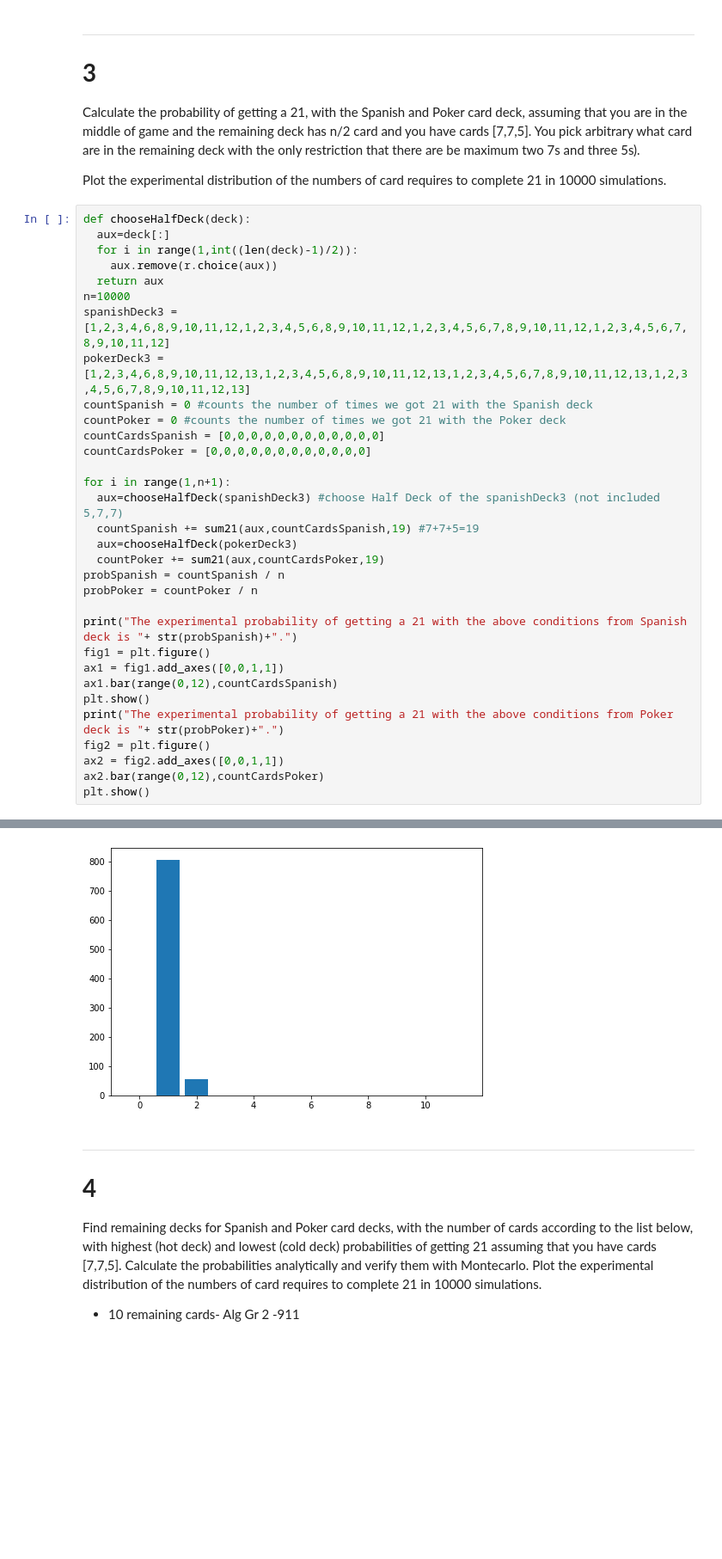
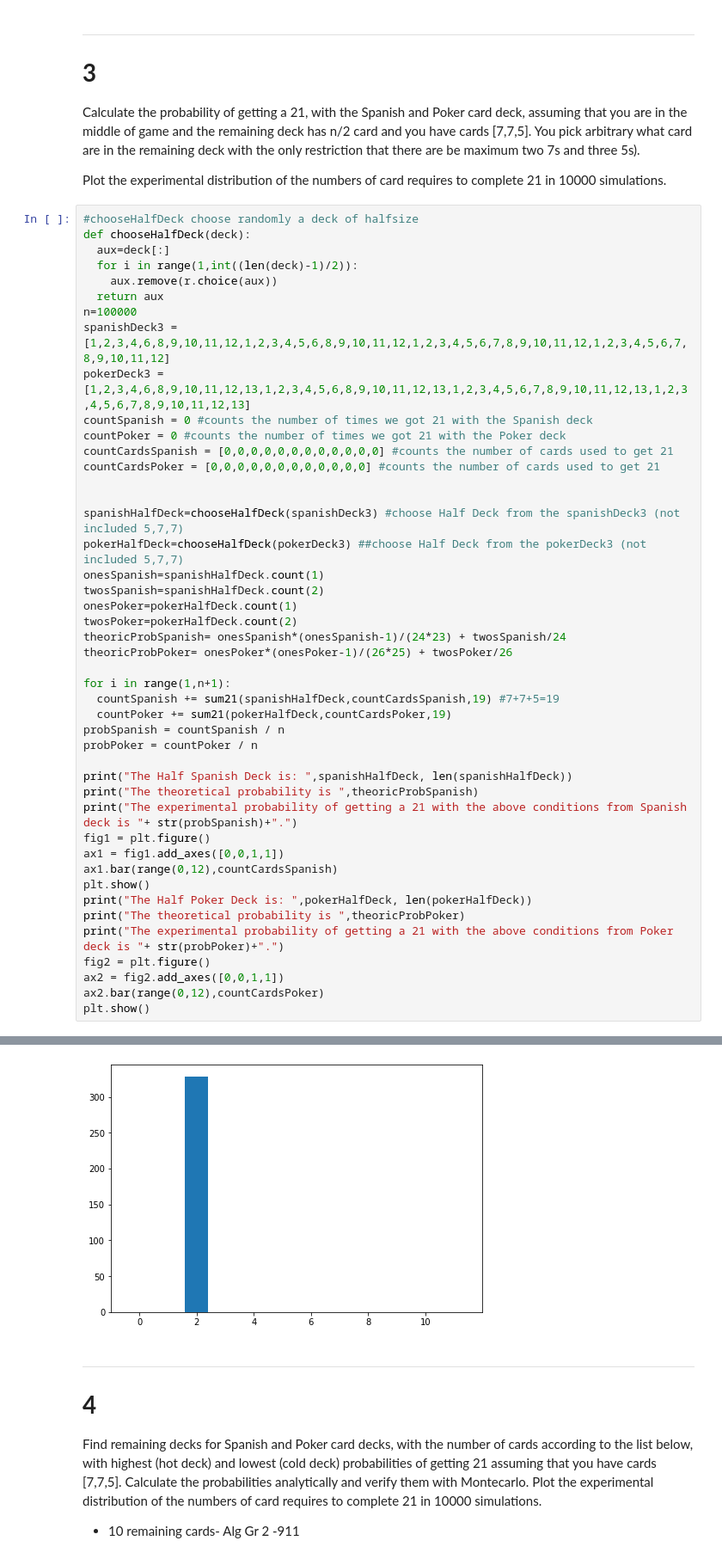
Before and after one commit to ddfulaa/AlgorithmsUN2020II, a Jupyter notebook: 21BlackjackGrClass2StGroup26.ipynb, the cells around one changed output, grey strips where cells are left out. Shown at 86% size. Drawn from its saved outputs; the diff is of its cells as text; blank space fills up the shorter version.

```diff
--- a/21BlackjackGrClass2StGroup26.ipynb
+++ b/21BlackjackGrClass2StGroup26.ipynb
@@ -123,32 +125,45 @@ Calculate the probability of getting a 21, with the Spanish and Poker card deck,
 
 Plot the experimental distribution of the numbers of card requires to complete 21 in 10000 simulations.
 # %%
+#chooseHalfDeck choose randomly a deck of halfsize
 def chooseHalfDeck(deck):
   aux=deck[:]
   for i in range(1,int((len(deck)-1)/2)):
     aux.remove(r.choice(aux))
   return aux
-n=10000
+n=100000
 spanishDeck3 =[1,2,3,4,6,8,9,10,11,12,1,2,3,4,5,6,8,9,10,11,12,1,2,3,4,5,6,7,8,9,10,11,12,1,2,3,4,5,6,7,8,9,10,11,12]
 pokerDeck3 = [1,2,3,4,6,8,9,10,11,12,13,1,2,3,4,5,6,8,9,10,11,12,13,1,2,3,4,5,6,7,8,9,10,11,12,13,1,2,3,4,5,6,7,8,9,10,11,12,13]
 countSpanish = 0 #counts the number of times we got 21 with the Spanish deck
 countPoker = 0 #counts the number of times we got 21 with the Poker deck
-countCardsSpanish = [0,0,0,0,0,0,0,0,0,0,0,0]
-countCardsPoker = [0,0,0,0,0,0,0,0,0,0,0,0]
+countCardsSpanish = [0,0,0,0,0,0,0,0,0,0,0,0] #counts the number of cards used to get 21
+countCardsPoker = [0,0,0,0,0,0,0,0,0,0,0,0] #counts the number of cards used to get 21
+
+
+spanishHalfDeck=chooseHalfDeck(spanishDeck3) #choose Half Deck from the spanishDeck3 (not included 5,7,7)
+pokerHalfDeck=chooseHalfDeck(pokerDeck3) ##choose Half Deck from the pokerDeck3 (not included 5,7,7)
+onesSpanish=spanishHalfDeck.count(1)
+twosSpanish=spanishHalfDeck.count(2)
+onesPoker=pokerHalfDeck.count(1)
+twosPoker=pokerHalfDeck.count(2)
+theoricProbSpanish= onesSpanish*(onesSpanish-1)/(24*23) + twosSpanish/24
+theoricProbPoker= onesPoker*(onesPoker-1)/(26*25) + twosPoker/26
 
 for i in range(1,n+1):
-  aux=chooseHalfDeck(spanishDeck3) #choose Half Deck of the spanishDeck3 (not included 5,7,7)
-  countSpanish += sum21(aux,countCardsSpanish,19) #7+7+5=19
-  aux=chooseHalfDeck(pokerDeck3)
-  countPoker += sum21(aux,countCardsPoker,19)
+  countSpanish += sum21(spanishHalfDeck,countCardsSpanish,19) #7+7+5=19
+  countPoker += sum21(pokerHalfDeck,countCardsPoker,19)
 probSpanish = countSpanish / n
 probPoker = countPoker / n
 
+print("The Half Spanish Deck is: ",spanishHalfDeck, len(spanishHalfDeck))
+print("The theoretical probability is ",theoricProbSpanish)
 print("The experimental probability of getting a 21 with the above conditions from Spanish deck is "+ str(probSpanish)+".")
 fig1 = plt.figure()
 ax1 = fig1.add_axes([0,0,1,1])
 ax1.bar(range(0,12),countCardsSpanish)
 plt.show()
+print("The Half Poker Deck is: ",pokerHalfDeck, len(pokerHalfDeck))
+print("The theoretical probability is ",theoricProbPoker)
 print("The experimental probability of getting a 21 with the above conditions from Poker deck is "+ str(probPoker)+".")
 fig2 = plt.figure()
 ax2 = fig2.add_axes([0,0,1,1])
@@ -161,4 +180,4 @@ The experimental probability of getting a 21 with the above conditions from Poke
-[figure, old version]
+[figure, new version]
 # %% [markdown]
 
 
```
Also changed, not shown: parts of 7 cells of this notebook.
